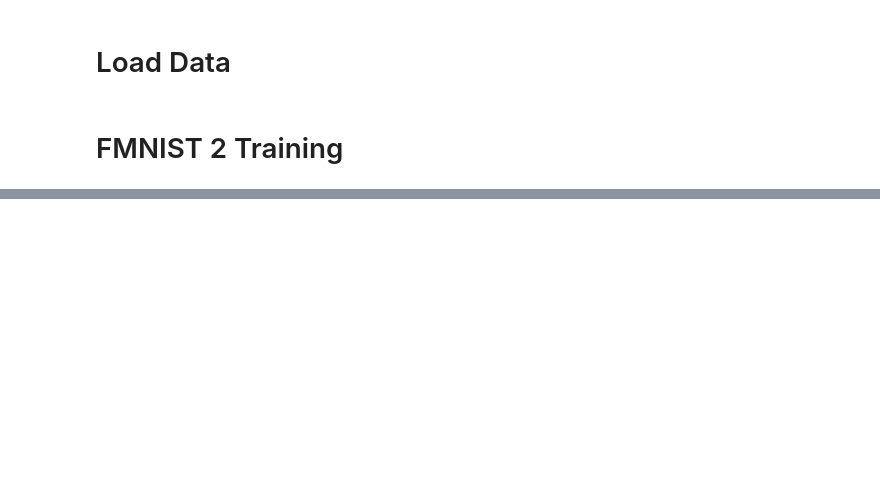
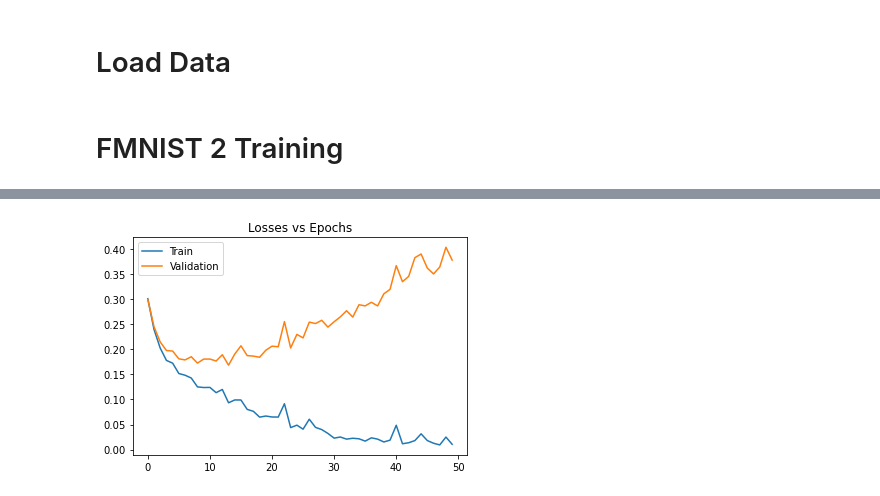
Before and after one commit to akshatgoel92/torch-visualize, a Jupyter notebook: src/3.5.ipynb, the cells around one changed output, grey strips where cells are left out. Saved outputs shown, nothing was run; the diff lists cells and outputs as text; code cells hidden in the pictures; blank space fills up the shorter version.

```diff
--- a/src/3.5.ipynb
+++ b/src/3.5.ipynb
@@ -177,0 +187,8 @@ tensor(0.9327, device='cuda:0') tensor(0.4972, device='cuda:0')
+# %%
+plt.plot(history['loss'])
+plt.plot(history['val_loss'])
+plt.title("Losses vs Epochs")
+plt.legend(['Train', 'Validation'])
+plt.show()
+# %% [output]
+[figure, added]
```
Also changed, not shown: parts of 11 cells of this notebook.
